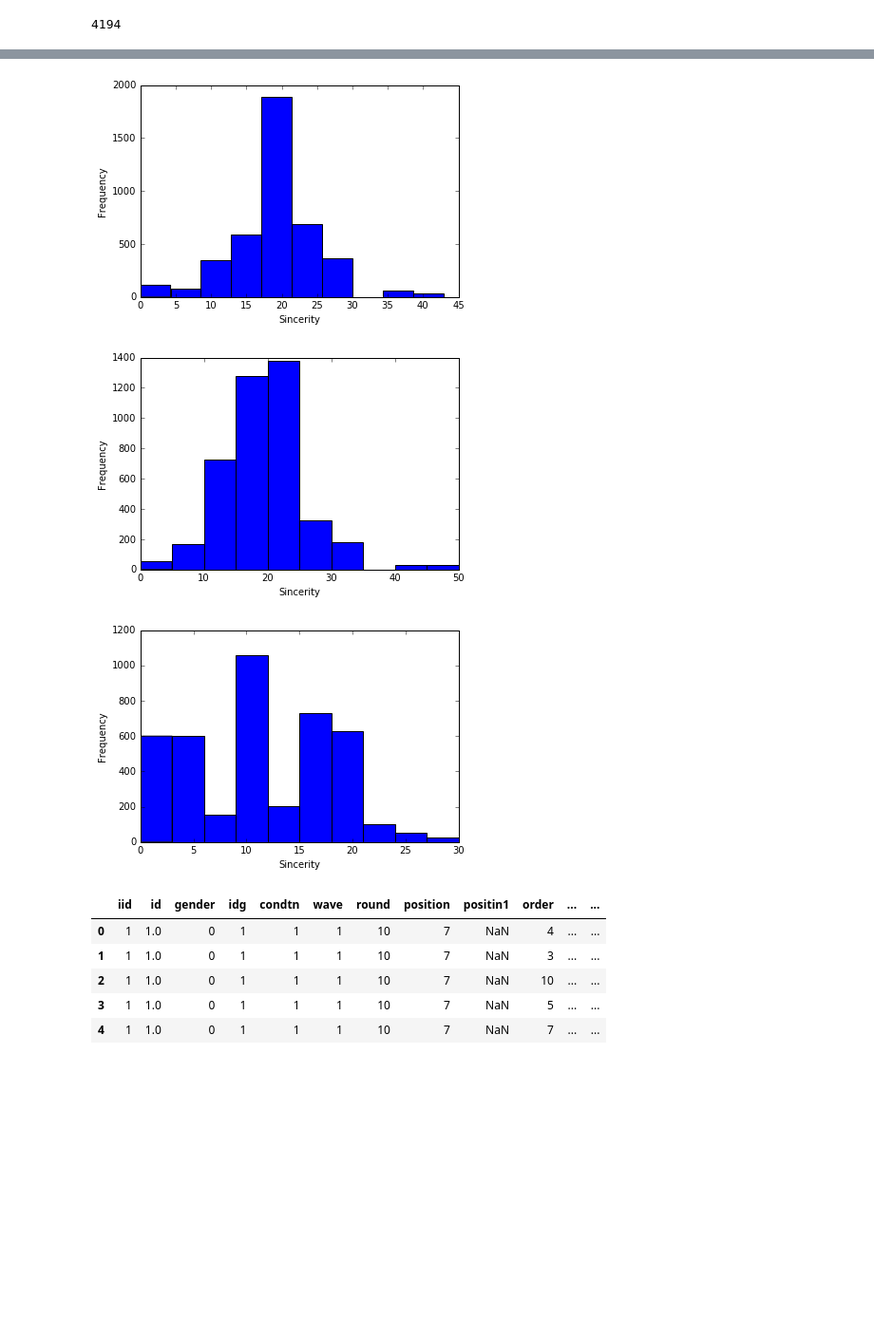
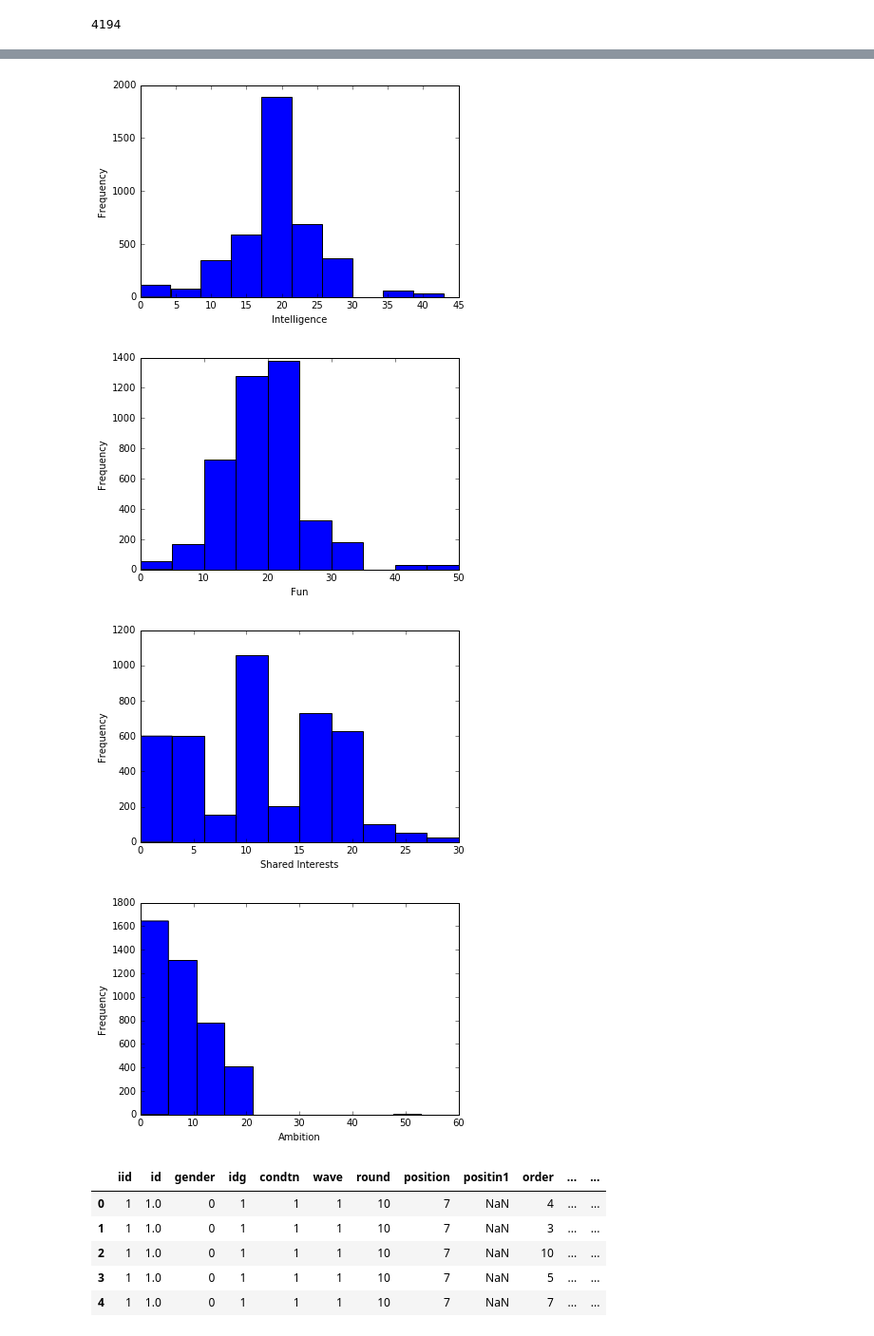
Before and after one commit to faryar88/DS-SF-24, a Jupyter notebook: HW Assignments/Final Project.ipynb, the cells around one changed output, grey strips where cells are left out. Shown at 95% size. Drawn from its saved outputs; the diff is of its cells as text; code cells hidden in the pictures; blank space fills up the shorter version.

```diff
--- a/HW Assignments/Final Project.ipynb
+++ b/HW Assignments/Final Project.ipynb
@@ -78,39 +78,46 @@ len(speed_dating_male)
 # %%
 # what males look for in the opposite sex (attractiveness)
 plt.hist(speed_dating_male.attr1_1.dropna())
 plt.xlabel("Attractiveness")
 plt.ylabel("Frequency")
 plt.show()
 
 # what males look for in the opposite sex (Sincerity)
 plt.hist(speed_dating_male.sinc1_1.dropna())
 plt.xlabel("Sincerity")
 plt.ylabel("Frequency")
 plt.show()
 
 # what males look for in the opposite sex (Intelligence)
 plt.hist(speed_dating_male.intel1_1.dropna())
-plt.xlabel("Sincerity")
+plt.xlabel("Intelligence")
 plt.ylabel("Frequency")
 plt.show()
 
 # what males look for in the opposite sex (Fun)
 plt.hist(speed_dating_male.fun1_1.dropna())
-plt.xlabel("Sincerity")
+plt.xlabel("Fun")
 plt.ylabel("Frequency")
 plt.show()
 
 # what males look for in the opposite sex (Shared Interests)
 plt.hist(speed_dating_male.shar1_1.dropna())
-plt.xlabel("Sincerity")
+plt.xlabel("Shared Interests")
 plt.ylabel("Frequency")
 plt.show()
+
+# what females look for in the opposite sex (Shared Interests)
+plt.hist(speed_dating_male.amb1_1.dropna())
+plt.xlabel("Ambition")
+plt.ylabel("Frequency")
+plt.show()
 # %% [output]
 [figure]
 [figure]
-[figure, old version]
+[figure, new version]
-[figure, old version]
+[figure, new version]
-[figure, old version]
+[figure, new version]
+[figure, added]
 # %%
 # females
 speed_dating_female = speed_dating[speed_dating.gender == 0]
```
Also changed, not shown: parts of 10 cells of this notebook, 2 other files.
